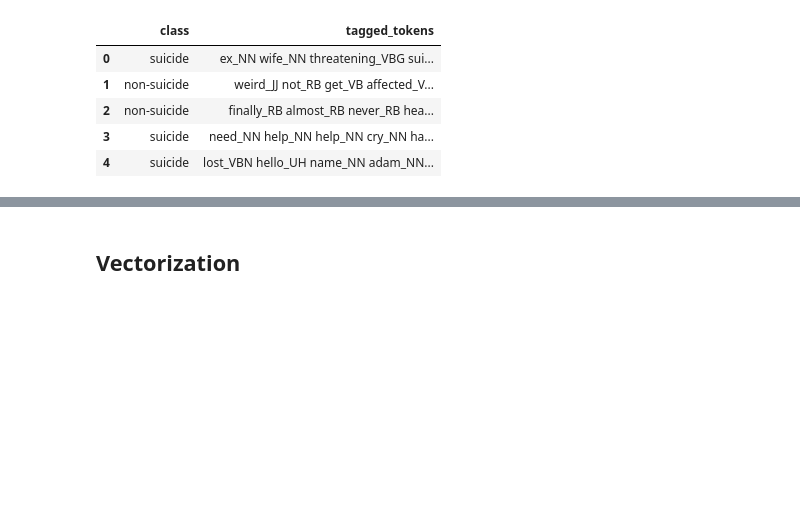
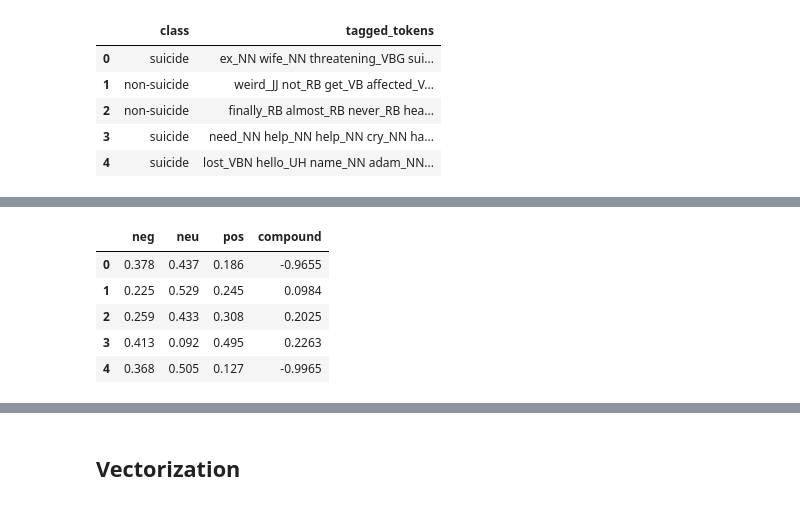
Before and after one commit to graceangrh/Text-mining-Suicide-Ideation, a Jupyter notebook: Combined.ipynb, the cells around one changed output, grey strips where cells are left out. Saved outputs shown, nothing was run; the diff lists cells and outputs as text; code cells hidden in the pictures; blank space fills up the shorter version.

```diff
--- a/Combined.ipynb
+++ b/Combined.ipynb
@@ -288 +298,11 @@ emotion_df.head()
+# %%
+emotion_df_2.drop(columns = ["text","lemmatized_processed_text","class","stemmed_processed_text","Unnamed: 0","clean_lemmatized_processed_text"],axis=1,inplace=True)
+emotion_df_2.head()
+# %% [output]
+|  | neg | neu | pos | compound |
+| 0 | 0.378 | 0.437 | 0.186 | -0.9655 |
+| 1 | 0.225 | 0.529 | 0.245 | 0.0984 |
+| 2 | 0.259 | 0.433 | 0.308 | 0.2025 |
+| 3 | 0.413 | 0.092 | 0.495 | 0.2263 |
+| 4 | 0.368 | 0.505 | 0.127 | -0.9965 |
 # %%
```
Also changed, not shown: parts of 28 cells of this notebook, 1 other file.
